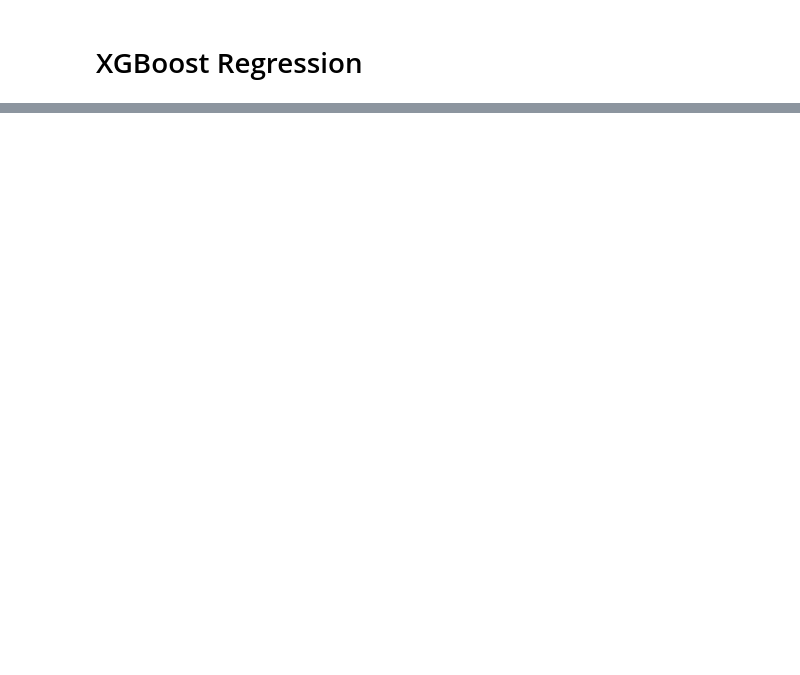
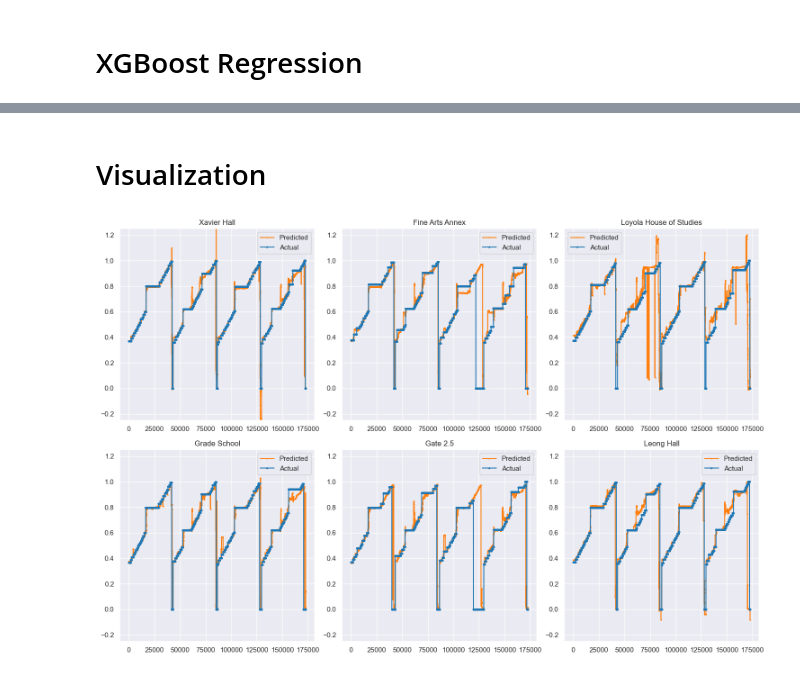
Before and after one commit to CSfromCS/VHS-Thesis, a Jupyter notebook: Finalized Models/XGBoost.ipynb, the cells around one changed output, grey strips where cells are left out. Cells and saved outputs as stored; diff of their text form; code cells hidden in the pictures; blank space fills up the shorter version.

Commit message:
Add finalized models and updated Python version

```diff
--- a/Finalized Models/XGBoost.ipynb
+++ b/Finalized Models/XGBoost.ipynb
@@ -220,4 +96,4 @@ from xgboost import XGBRegressor
 
 # xgb objective rmse
 model_xgb = XGBRegressor(objective='reg:squarederror')
-model_xgb.fit(X_train, Y_train)
+model_xgb.fit(train_X, train_Y)
@@ -261,5 +121,24 @@ model_xgb = XGBRegressor(objective='reg:squarederror', max_depth=grid_result.bes
 # %%
+### This whole cell is a duplicate all-in-one cell for testing purposes
+from xgboost import XGBRegressor
+
+# xgb objective rmse
+# model_xgb = XGBRegressor(objective='reg:squarederror', learning_rate=0.4006, gamma=0.09115, n_estimators=291)
+model_xgb = XGBRegressor(objective='reg:squarederror', learning_rate=0.01882, gamma=0.4394, n_estimators=262)
+model_xgb.fit(train_X, train_Y)
 # Predict the model
-pred = model_xgb.predict(X_test)
+pred = model_xgb.predict(test_X)
 # put column labels on prediction
 pred = pd.DataFrame(data=pred, columns=['Next Time to Fine Arts Annex', 'Next Time to Loyola House of Studies', 'Next Time to Grade School', 'Next Time to Gate 2.5', 'Next Time to Leong Hall', 'Next Time to Xavier Hall'])
+
+from sklearn.metrics import mean_squared_error as MSE
+
+# Metrics Computation
+rmse = np.sqrt(MSE(test_Y, pred))
+r2 = r2_score(test_Y, pred)
+mae = mean_absolute_error(test_Y, pred)
+
+print("XGBoost Regression")
+print("RMSE : % f" %(rmse))
+print("R^2 : % f" %(r2))
+print("MAE : % f" %(mae))
@@ -265,0 +230,21 @@ pred = pd.DataFrame(data=pred, columns=['Next Time to Fine Arts Annex', 'Next Ti
+# %% [markdown]
+# Visualization
+# %%
+fig, axs = plt.subplots(2, 3, figsize=(15, 10))
+
+stations = ['Xavier Hall', 'Fine Arts Annex', 'Loyola House of Studies', 'Grade School', 'Gate 2.5', 'Leong Hall']
+
+for i, station in enumerate(stations):
+    row = i // 3
+    col = i % 3
+
+    axs[row, col].plot(pred[f'Next Time to {station}'].values, label='Predicted', marker='o', markersize=1, color='tab:orange')
+    axs[row, col].plot(test_Y[f'Next Time to {station}'].values, label='Actual', marker='o', markersize=2, color='tab:blue')
+    axs[row, col].set_title(f'{station}')
+    axs[row, col].legend()
+    axs[row, col].set_ylim(-0.25, 1.25)
+
+plt.tight_layout()
+plt.show()
+# %% [output]
+[figure, added]
```
Also changed, not shown: parts of 38 cells of this notebook, 6 other files.
